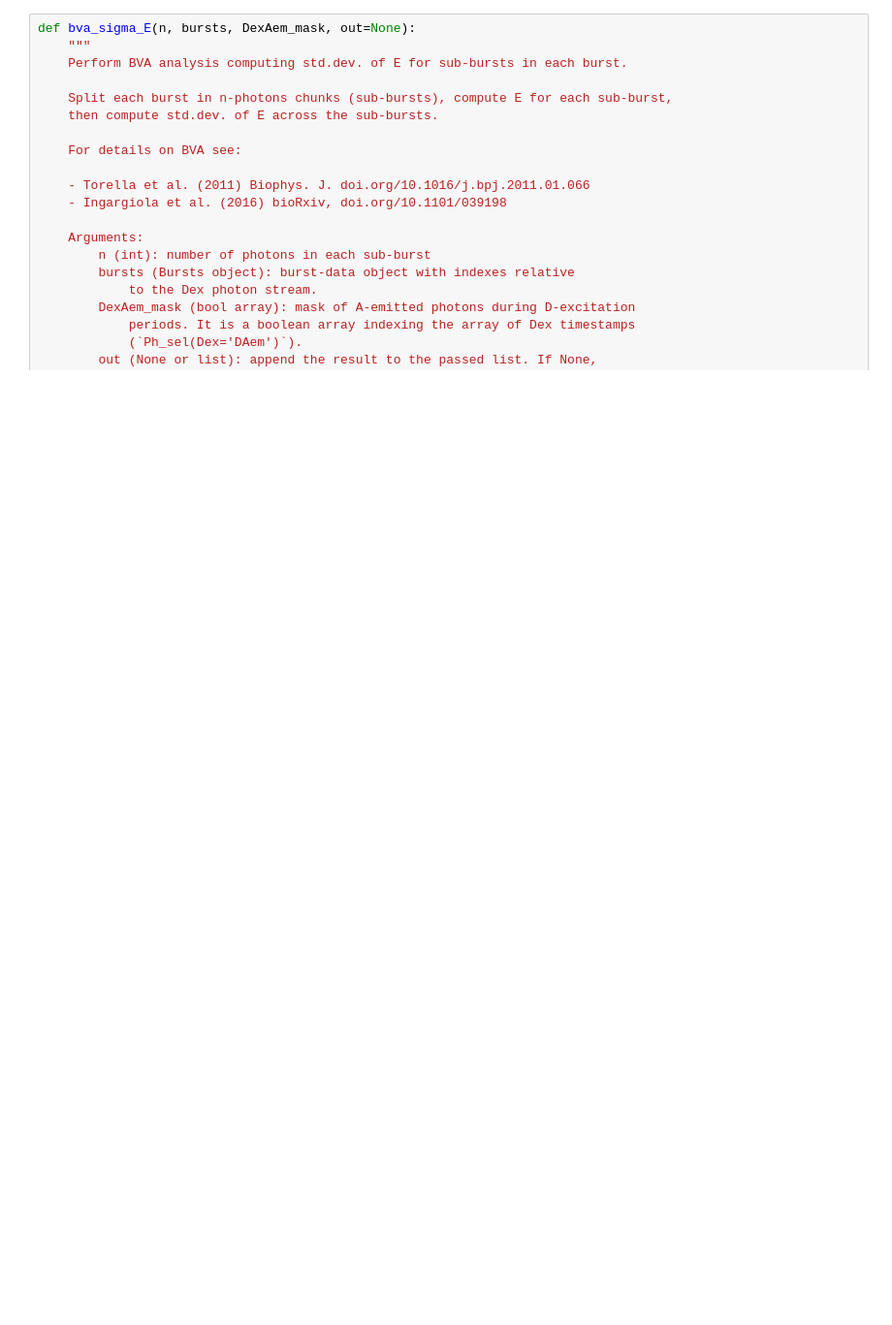
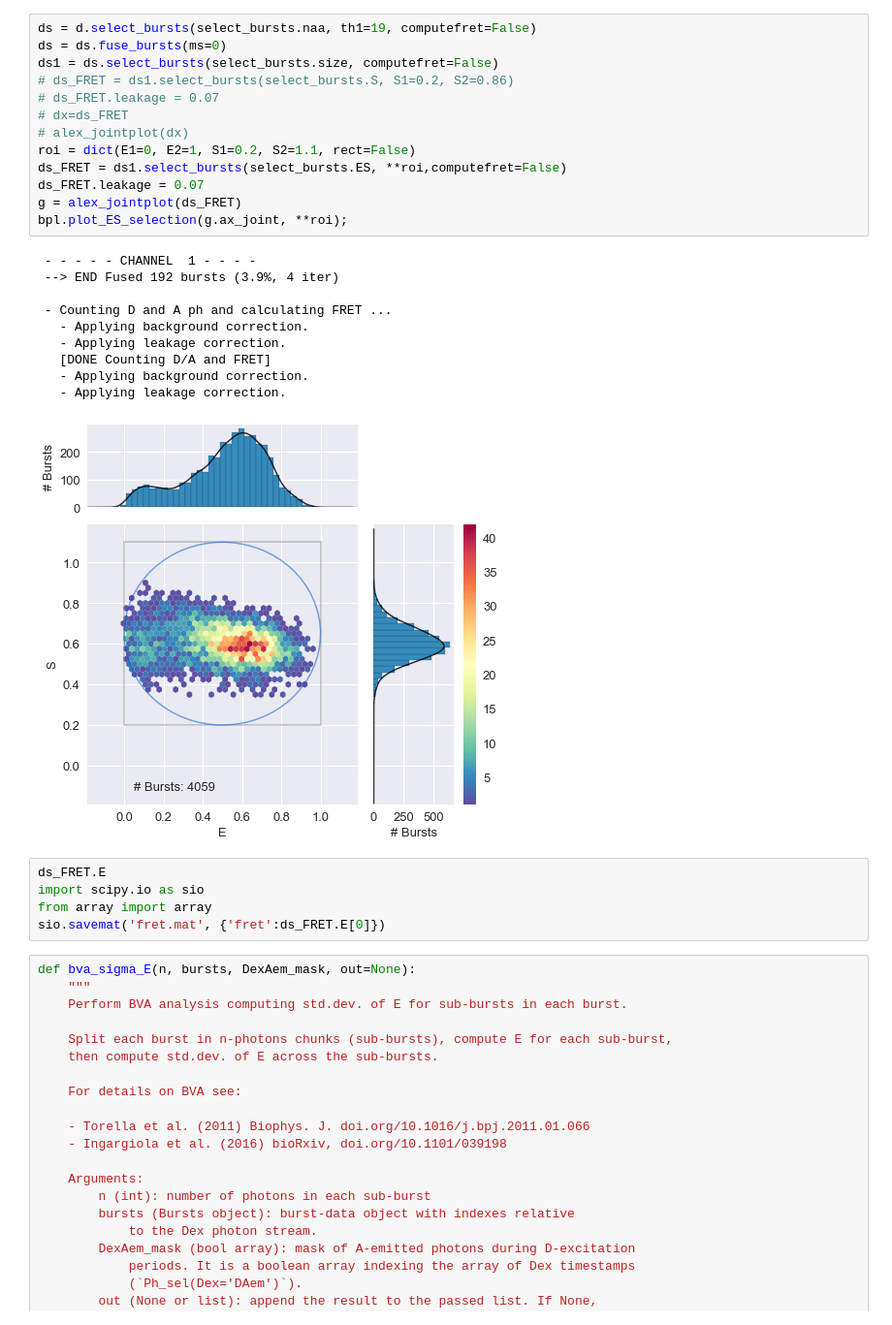
Before and after one commit to liu-kan/smFRETLikelihood, a Jupyter notebook: jupyter/bva.ipynb, the cells around one changed output. Shown: that part at 97% size. Cells and saved outputs as stored; diff of their text form; blank space fills up the shorter version.

```diff
--- a/jupyter/bva.ipynb
+++ b/jupyter/bva.ipynb
@@ -45,3 +56,32 @@ alex_jointplot(dx)
+# %%
+ds = d.select_bursts(select_bursts.naa, th1=19, computefret=False)
+ds = ds.fuse_bursts(ms=0)
+ds1 = ds.select_bursts(select_bursts.size, computefret=False)
+# ds_FRET = ds1.select_bursts(select_bursts.S, S1=0.2, S2=0.86)
+# ds_FRET.leakage = 0.07
+# dx=ds_FRET
+# alex_jointplot(dx)
+roi = dict(E1=0, E2=1, S1=0.2, S2=1.1, rect=False)
+ds_FRET = ds1.select_bursts(select_bursts.ES, **roi,computefret=False)
+ds_FRET.leakage = 0.07
+g = alex_jointplot(ds_FRET)
+bpl.plot_ES_selection(g.ax_joint, **roi);
+# %% [output]
+ - - - - - CHANNEL  1 - - - -
+ --> END Fused 192 bursts (3.9%, 4 iter)
+
+ - Counting D and A ph and calculating FRET ...
+   - Applying background correction.
+   - Applying leakage correction.
+   [DONE Counting D/A and FRET]
+   - Applying background correction.
+   - Applying leakage correction.
+[figure, added]
+# %%
+ds_FRET.E
+import scipy.io as sio
+from array import array
+sio.savemat('fret.mat', {'fret':ds_FRET.E[0]})
 # %%
 def bva_sigma_E(n, bursts, DexAem_mask, out=None):
     """
```
Also changed, not shown: parts of 5 cells of this notebook, 9 other files.
